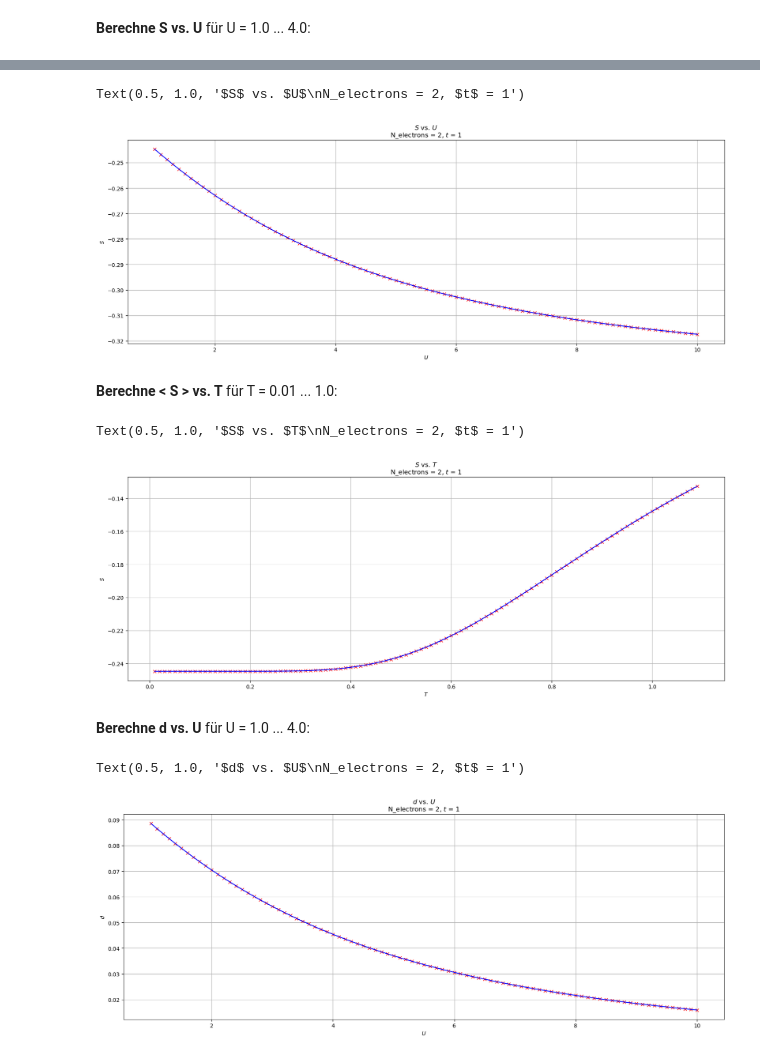
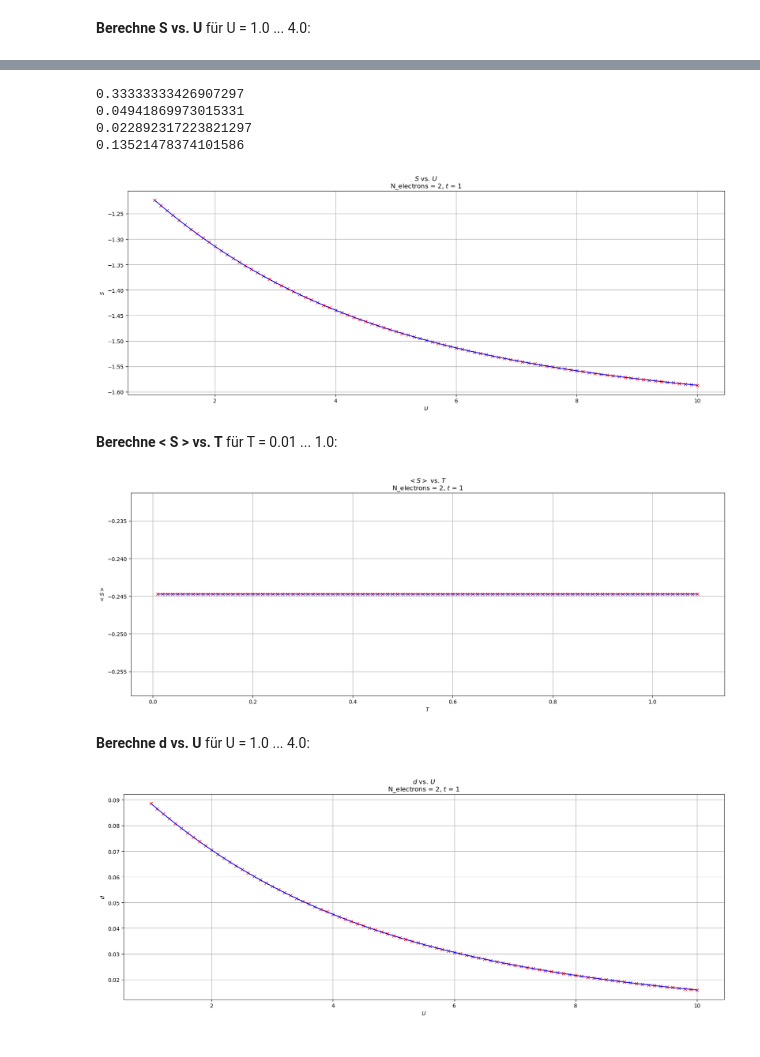
Before and after one commit to alexanderwurm/Hubbard-triangle, a Jupyter notebook: Hubbard triangle.ipynb, the cells around one changed output, grey strips where cells are left out. Saved outputs shown, nothing was run; the diff lists cells and outputs as text; code cells hidden in the pictures.

```diff
--- a/Hubbard triangle.ipynb
+++ b/Hubbard triangle.ipynb
@@ -49,19 +49,28 @@ for Ui in U:
     eigval, eigvec = np.linalg.eig(Hamiltonian)
     eigval_min = np.min(eigval)
 
+    #printM(np.sort(eigval))
+
     # average over all ground states (Entartung)
     cnt = 0
     su_avg = 0
 
     for i in range(len(eigval)):
-        if abs(eigval_min-eigval[i]) < 1e-10:
+        if abs(eigval_min-eigval[i]) < 1e-4:
+            #print(i, eigval[i])
             cnt += 1
             su_avg = 0
+            #print(i, eigvec[:,i])
             for k,x in enumerate(eigvec[:,i]):
+                """
                 res1 = up(states[k])[0] - down(states[k])[0]
                 res2 = up(states[k])[1] - down(states[k])[1]
                 res3 = up(states[k])[2] - down(states[k])[2]
                 su_avg += x**2 * (res1*res2 + res2*res3 + res3*res1) / NSITES
+                """
+                su_avg += eigvec[:,i]@S@eigvec[:,i] / NSITES
 
+            #print("---")
+    print(cnt)
     SUi.append(su_avg/cnt)
 #print((2/6)*(2/6))
@@ -68,3 +95,28 @@ for Ui in U:
+# %%
+A = np.array([ 0.57735027, -0.57735027,  0.57735027,  0.,          0.,          0.,
+  0.,          0.,          0.,          0.,          0.,          0.,
+  0.,          0.,          0.,        ])
+
+B = np.array([ 0.00000000e+00,  0.00000000e+00,  0.00000000e+00,  1.47275595e-16,
+  2.66418202e-01, -2.66418202e-01, -2.66418202e-01,  3.27264454e-16,
+  2.66418202e-01, -4.37465446e-01,  2.66418202e-01, -2.66418202e-01,
+ -2.31613959e-16,  4.37465446e-01, -4.37465446e-01])
+
+C = np.array([ 0.00000000e+00,  0.00000000e+00,  0.00000000e+00, -1.54002030e-16,
+ -2.78586170e-01,  2.78586170e-01,  2.78586170e-01, -4.64136100e-16,
+ -2.78586170e-01, -4.22034152e-01, -2.78586170e-01,  2.78586170e-01,
+  3.91364980e-16,  4.22034152e-01, -4.22034152e-01])
+
+print(A@S@A)
+print(B@S@B)
+print(C@S@C)
+
+print( (A@S@A + B@S@B + C@S@C)/3)
+# %% [output]
+0.33333333426907297
+0.04941869973015331
+0.022892317223821297
+0.13521478374101586
 # %%
 plt.rcParams['figure.figsize'] = [20, 7]
 plt.rcParams['figure.dpi'] = 100
@@ -74,8 +126,8 @@ plt.grid()
 plt.xlabel("$U$")
 plt.ylabel(r"$S$")
 plt.title(r"$S$ vs. $U$" "\n" "N_electrons = {:g}, $t$ = {:g}" .format(N_electrons, t))
+plt.savefig('plot_SUi_N'+str(N_electrons)+'_t'+str(t)+'.pdf')
 # %% [output]
-Text(0.5, 1.0, '$S$ vs. $U$\nN_electrons = 2, $t$ = 1')
 [figure]
 # %% [markdown]
 **Berechne < S > vs. T** für T = 0.01 ... 1.0:
@@ -109,20 +161,20 @@ for Ti in T:
 
         n_elem.append((st_avg, eigval[i]))
 
-    n_avg = Avg(n_elem, beta, eigval_all, eigval_min)
+    n_avg = Avg2(n_elem, beta, eigval_all, eigval_min)
     STi.append(n_avg)
 # %%
 plt.rcParams['figure.figsize'] = [20, 7]
 plt.rcParams['figure.dpi'] = 100
 plt.plot(T, STi, 'rx')
 plt.plot(T, STi, 'b')
 plt.grid()
 plt.xlabel("$T$")
-plt.ylabel(r"$S$")
-plt.title(r"$S$ vs. $T$" "\n" "N_electrons = {:g}, $t$ = {:g}" .format(N_electrons, t))
+plt.ylabel(r"$<S>$")
+plt.title(r"$<S>$ vs. $T$" "\n" "N_electrons = {:g}, $t$ = {:g}" .format(N_electrons, t))
+plt.savefig('plot_STi_N'+str(N_electrons)+'_t'+str(t)+'.pdf')
 # %% [output]
-Text(0.5, 1.0, '$S$ vs. $T$\nN_electrons = 2, $t$ = 1')
-[figure, old version]
+[figure, new version]
 # %% [markdown]
 **Berechne d vs. U** für U = 1.0 ... 4.0:
 # %%
@@ -159,8 +211,8 @@ plt.grid()
 plt.xlabel("$U$")
 plt.ylabel(r"$d$")
 plt.title(r"$d$ vs. $U$" "\n" "N_electrons = {:g}, $t$ = {:g}" .format(N_electrons, t))
+plt.savefig('plot_dUi_N'+str(N_electrons)+'_t'+str(t)+'.pdf')
 # %% [output]
-Text(0.5, 1.0, '$d$ vs. $U$\nN_electrons = 2, $t$ = 1')
 [figure]
 # %%
 U = np.arange(1, 10.01, 0.01)
```
Also changed, not shown: parts of 5 cells of this notebook, 45 other files.
